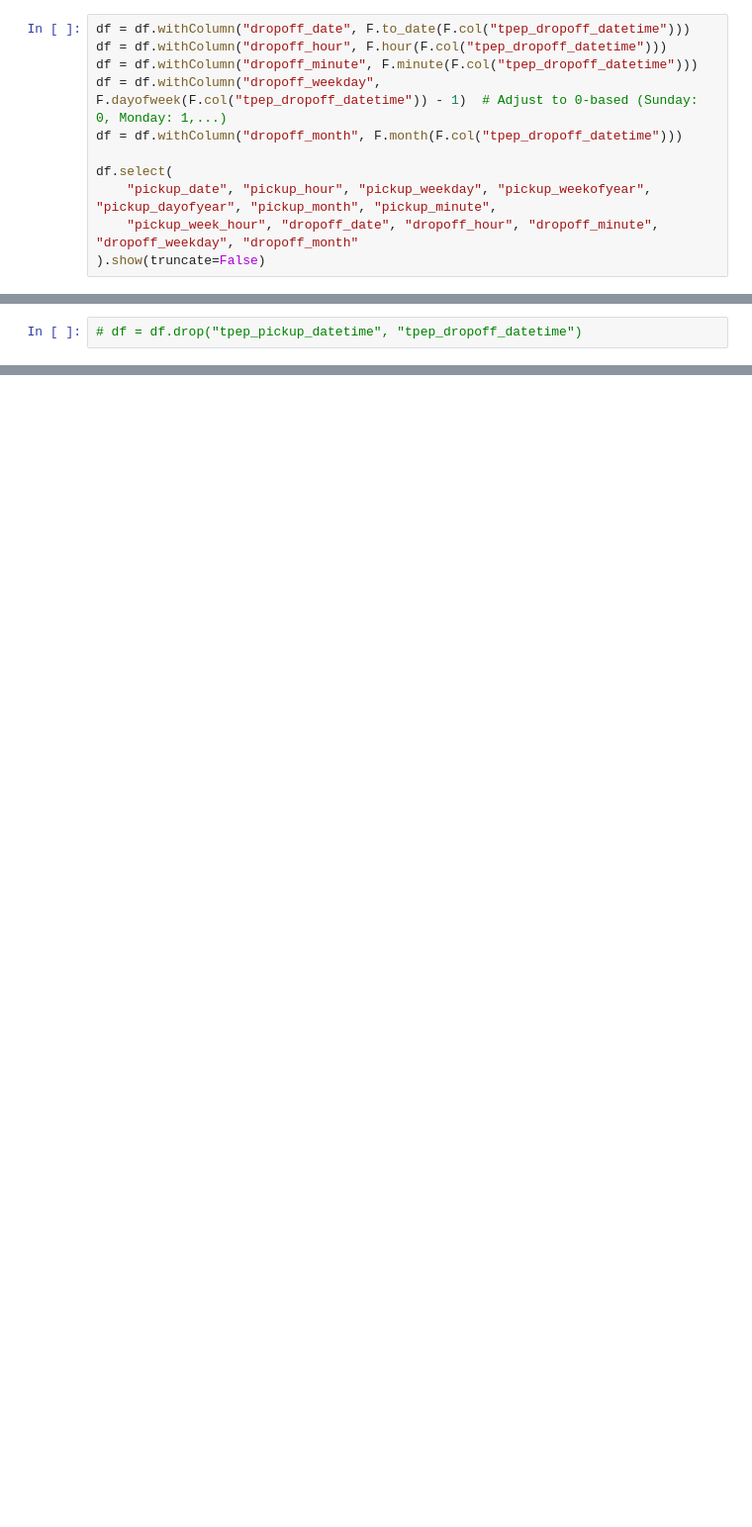
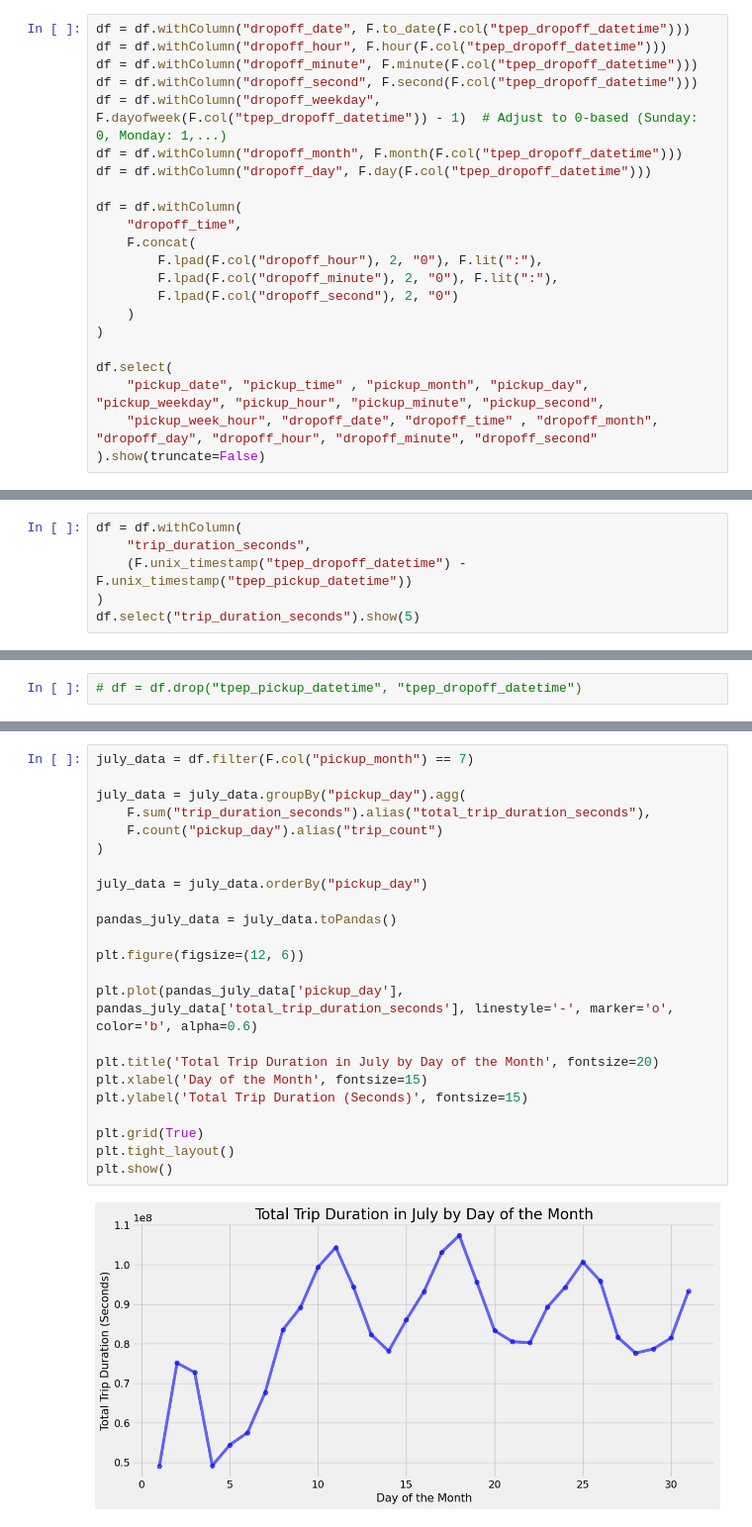
Before and after one commit to nhhongan/nyc_yellow_taxi_eta, a Jupyter notebook: notebook/eda_modelling_eta.ipynb, the cells around one changed output, grey strips where cells are left out. Shown: that part at 99% size. Saved outputs shown, nothing was run; the diff lists cells and outputs as text; blank space fills up the shorter version.

Commit message:
visualize the datetime data

```diff
--- a/notebook/eda_modelling_eta.ipynb
+++ b/notebook/eda_modelling_eta.ipynb
@@ -291,11 +300,22 @@ df = df.withColumn(
 df = df.withColumn("dropoff_date", F.to_date(F.col("tpep_dropoff_datetime")))
 df = df.withColumn("dropoff_hour", F.hour(F.col("tpep_dropoff_datetime")))
 df = df.withColumn("dropoff_minute", F.minute(F.col("tpep_dropoff_datetime")))
+df = df.withColumn("dropoff_second", F.second(F.col("tpep_dropoff_datetime")))
 df = df.withColumn("dropoff_weekday", F.dayofweek(F.col("tpep_dropoff_datetime")) - 1)  # Adjust to 0-based (Sunday: 0, Monday: 1,...)
 df = df.withColumn("dropoff_month", F.month(F.col("tpep_dropoff_datetime")))
+df = df.withColumn("dropoff_day", F.day(F.col("tpep_dropoff_datetime")))
+
+df = df.withColumn(
+    "dropoff_time",
+    F.concat(
+        F.lpad(F.col("dropoff_hour"), 2, "0"), F.lit(":"),
+        F.lpad(F.col("dropoff_minute"), 2, "0"), F.lit(":"),
+        F.lpad(F.col("dropoff_second"), 2, "0")
+    )
+)
 
 df.select(
-    "pickup_date", "pickup_hour", "pickup_weekday", "pickup_weekofyear", "pickup_dayofyear", "pickup_month", "pickup_minute",
-    "pickup_week_hour", "dropoff_date", "dropoff_hour", "dropoff_minute", "dropoff_weekday", "dropoff_month"
+    "pickup_date", "pickup_time" , "pickup_month", "pickup_day", "pickup_weekday", "pickup_hour", "pickup_minute", "pickup_second",
+    "pickup_week_hour", "dropoff_date", "dropoff_time" , "dropoff_month", "dropoff_day", "dropoff_hour", "dropoff_minute", "dropoff_second"
 ).show(truncate=False)
 # %% [output]
@@ -318 +338,7 @@ df.select(
 only showing top 20 rows
+# %%
+df = df.withColumn(
+    "trip_duration_seconds",
+    (F.unix_timestamp("tpep_dropoff_datetime") - F.unix_timestamp("tpep_pickup_datetime"))
+)
+df.select("trip_duration_seconds").show(5)
@@ -320,0 +360,25 @@ only showing top 20 rows
+# %%
+july_data = df.filter(F.col("pickup_month") == 7)
+
+july_data = july_data.groupBy("pickup_day").agg(
+    F.sum("trip_duration_seconds").alias("total_trip_duration_seconds"),
+    F.count("pickup_day").alias("trip_count")
+)
+
+july_data = july_data.orderBy("pickup_day")
+
+pandas_july_data = july_data.toPandas()
+
+plt.figure(figsize=(12, 6))
+
+plt.plot(pandas_july_data['pickup_day'], pandas_july_data['total_trip_duration_seconds'], linestyle='-', marker='o', color='b', alpha=0.6)
+
+plt.title('Total Trip Duration in July by Day of the Month', fontsize=20)
+plt.xlabel('Day of the Month', fontsize=15)
+plt.ylabel('Total Trip Duration (Seconds)', fontsize=15)
+
+plt.grid(True)
+plt.tight_layout()
+plt.show()
+# %% [output]
+[figure, added]
```
Also changed, not shown: parts of 6 cells of this notebook.
